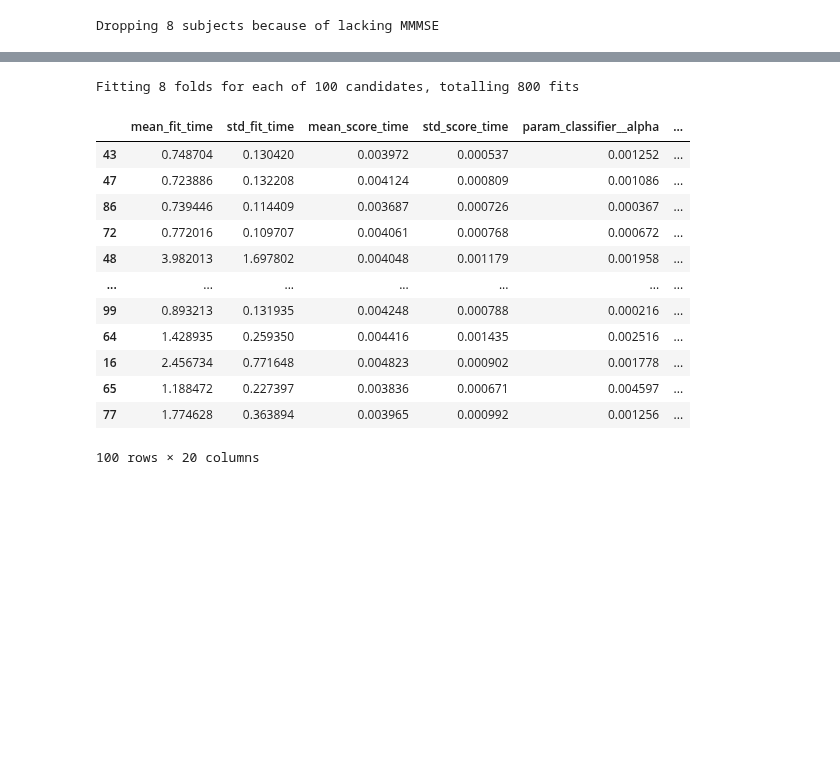
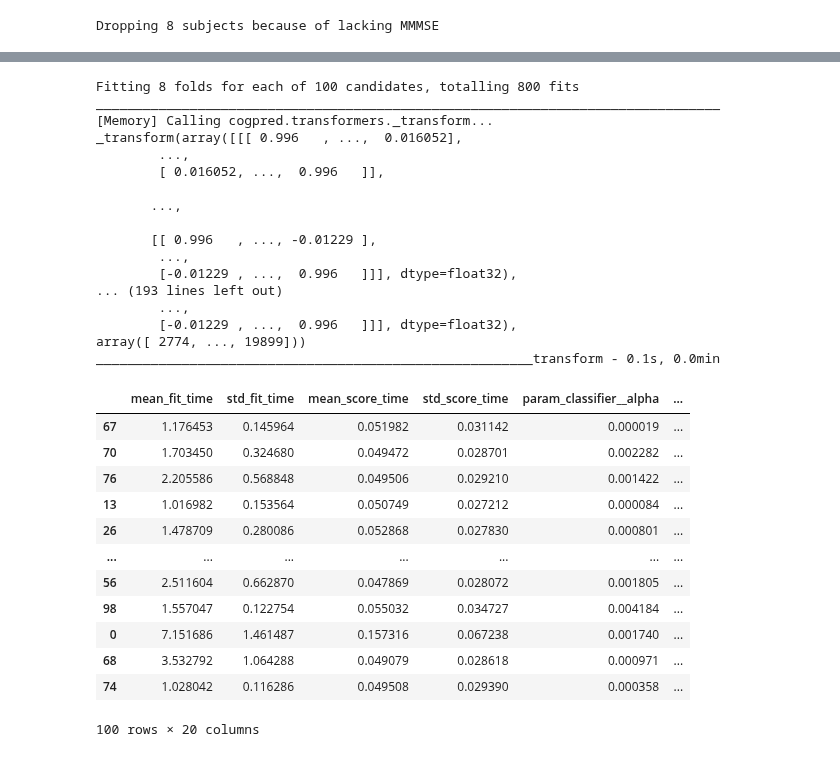
Before and after one commit to jonathan-legrand/cogpred, a Jupyter notebook: predict_cluster_fc.ipynb, the cells around one changed output, grey strips where cells are left out. Saved outputs shown, nothing was run; the diff lists cells and outputs as text; code cells hidden in the pictures; blank space fills up the shorter version.

```diff
--- a/predict_cluster_fc.ipynb
+++ b/predict_cluster_fc.ipynb
@@ -10,6 +10,12 @@ from nilearn.connectome.connectivity_matrices import sym_matrix_to_vec
 from neuroginius.plotting import plot_matrix
 
 from cogpred.utils.configuration import get_config
+from cogpred.transformers import MatrixMasker
 
 config = get_config()
 conn_dir = config["connectivity_matrices"]
+
+REFNET = "Default"
+INTER = "Default"
+
+sns.reset_defaults()
@@ -49,16 +33,3 @@ os.makedirs(run_path, exist_ok=True)
 metadata.to_csv(run_path / "metadata.csv")
 # %% [output]
 Dropping 8 subjects because of lacking MMMSE
-# %%
-# Set non default to 0, transform to vec, and extract non zero coefficients
-matrices *= topology
-
-X = []
-for mat in matrices:
-    vec = sym_matrix_to_vec(mat, discard_diagonal=True)
-    vec_idx = np.flatnonzero(vec) # Should only be computed once
-    X.append(vec[vec_idx])
-
-X = np.stack(X)
-y = metadata.cluster_label
-assert len(X) == len(y)
@@ -80,0 +36,5 @@ plt.show()
+# %%
+masker = MatrixMasker(REFNET, INTER).fit(matrices, metadata)
+
+masker.fit(matrices).plot()
+plt.show()
@@ -145,6 +97,7 @@ sgd = SGDClassifier(
 
 clf = Pipeline(
     [
+    ("matrixmasker", MatrixMasker(REFNET, INTER)),
     ("scaler", preprocessing.StandardScaler()),
     #("reduction", PCA()),
     ("classifier", sgd)
@@ -152,7 +105,6 @@ clf = Pipeline(
     verbose=False
 )
 
-#inner_cv = GroupShuffleSplit(n_splits=8, random_state=1999).split(X, y, groups=metadata.CEN_ANOM.values)
 inner_cv = StratifiedGroupKFold(n_splits=8, shuffle=True, random_state=1999)
 outer_cv = StratifiedGroupKFold(n_splits=8, shuffle=True, random_state=1999)
 
@@ -169,23 +121,40 @@ search = RandomizedSearchCV(
     error_score="raise"
 )
 # %%
-search.fit(X, y, groups=metadata.CEN_ANOM.values)
+y = metadata.cluster_label.values
+search.fit(matrices, y, groups=metadata.CEN_ANOM.values)
 cv_results = pd.DataFrame(search.cv_results_).sort_values(by="mean_test_score", ascending=False)
 cv_results
 # %% [output]
 Fitting 8 folds for each of 100 candidates, totalling 800 fits
+________________________________________________________________________________
+[Memory] Calling cogpred.transformers._transform...
+_transform(array([[[ 0.996   , ...,  0.016052],
+        ...,
+        [ 0.016052, ...,  0.996   ]],
+
+       ...,
+
+       [[ 0.996   , ..., -0.01229 ],
+        ...,
+        [-0.01229 , ...,  0.996   ]]], dtype=float32),
+... (193 lines left out)
+        ...,
+        [-0.01229 , ...,  0.996   ]]], dtype=float32),
+array([ 2774, ..., 19899]))
+________________________________________________________transform - 0.1s, 0.0min
 |  | mean_fit_time | std_fit_time | mean_score_time | std_score_time | param_classifier__alpha | ... |
-| 43 | 0.748704 | 0.130420 | 0.003972 | 0.000537 | 0.001252 | ... |
-| 47 | 0.723886 | 0.132208 | 0.004124 | 0.000809 | 0.001086 | ... |
-| 86 | 0.739446 | 0.114409 | 0.003687 | 0.000726 | 0.000367 | ... |
-| 72 | 0.772016 | 0.109707 | 0.004061 | 0.000768 | 0.000672 | ... |
-| 48 | 3.982013 | 1.697802 | 0.004048 | 0.001179 | 0.001958 | ... |
+| 67 | 1.176453 | 0.145964 | 0.051982 | 0.031142 | 0.000019 | ... |
+| 70 | 1.703450 | 0.324680 | 0.049472 | 0.028701 | 0.002282 | ... |
+| 76 | 2.205586 | 0.568848 | 0.049506 | 0.029210 | 0.001422 | ... |
+| 13 | 1.016982 | 0.153564 | 0.050749 | 0.027212 | 0.000084 | ... |
+| 26 | 1.478709 | 0.280086 | 0.052868 | 0.027830 | 0.000801 | ... |
 | ... | ... | ... | ... | ... | ... | ... |
-| 99 | 0.893213 | 0.131935 | 0.004248 | 0.000788 | 0.000216 | ... |
-| 64 | 1.428935 | 0.259350 | 0.004416 | 0.001435 | 0.002516 | ... |
-| 16 | 2.456734 | 0.771648 | 0.004823 | 0.000902 | 0.001778 | ... |
-| 65 | 1.188472 | 0.227397 | 0.003836 | 0.000671 | 0.004597 | ... |
-| 77 | 1.774628 | 0.363894 | 0.003965 | 0.000992 | 0.001256 | ... |
+| 56 | 2.511604 | 0.662870 | 0.047869 | 0.028072 | 0.001805 | ... |
+| 98 | 1.557047 | 0.122754 | 0.055032 | 0.034727 | 0.004184 | ... |
+| 0 | 7.151686 | 1.461487 | 0.157316 | 0.067238 | 0.001740 | ... |
+| 68 | 3.532792 | 1.064288 | 0.049079 | 0.028618 | 0.000971 | ... |
+| 74 | 1.028042 | 0.116286 | 0.049508 | 0.029390 | 0.000358 | ... |
 100 rows × 20 columns
 # %%
 est = search.best_estimator_
```
Also changed, not shown: parts of 10 cells of this notebook.
